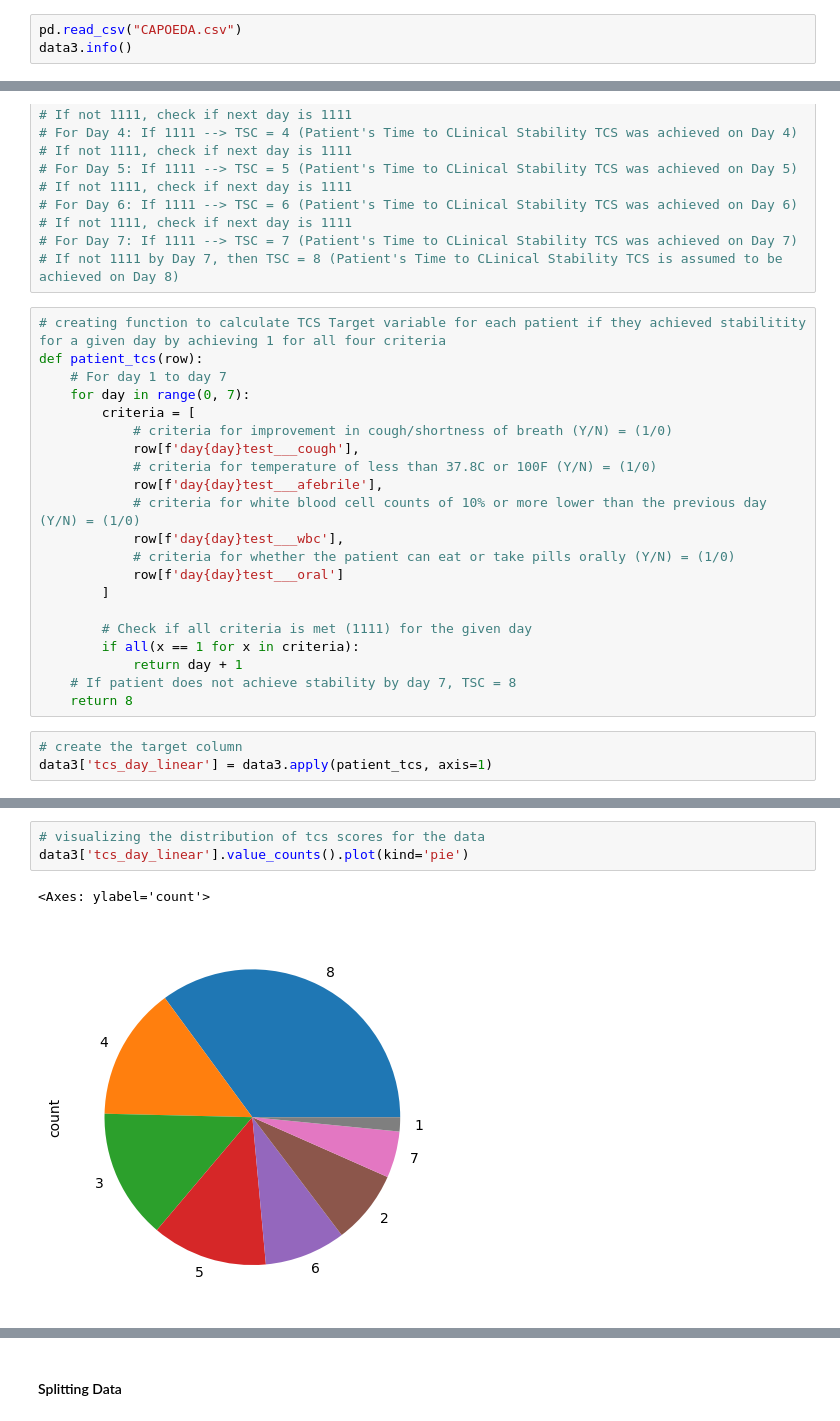
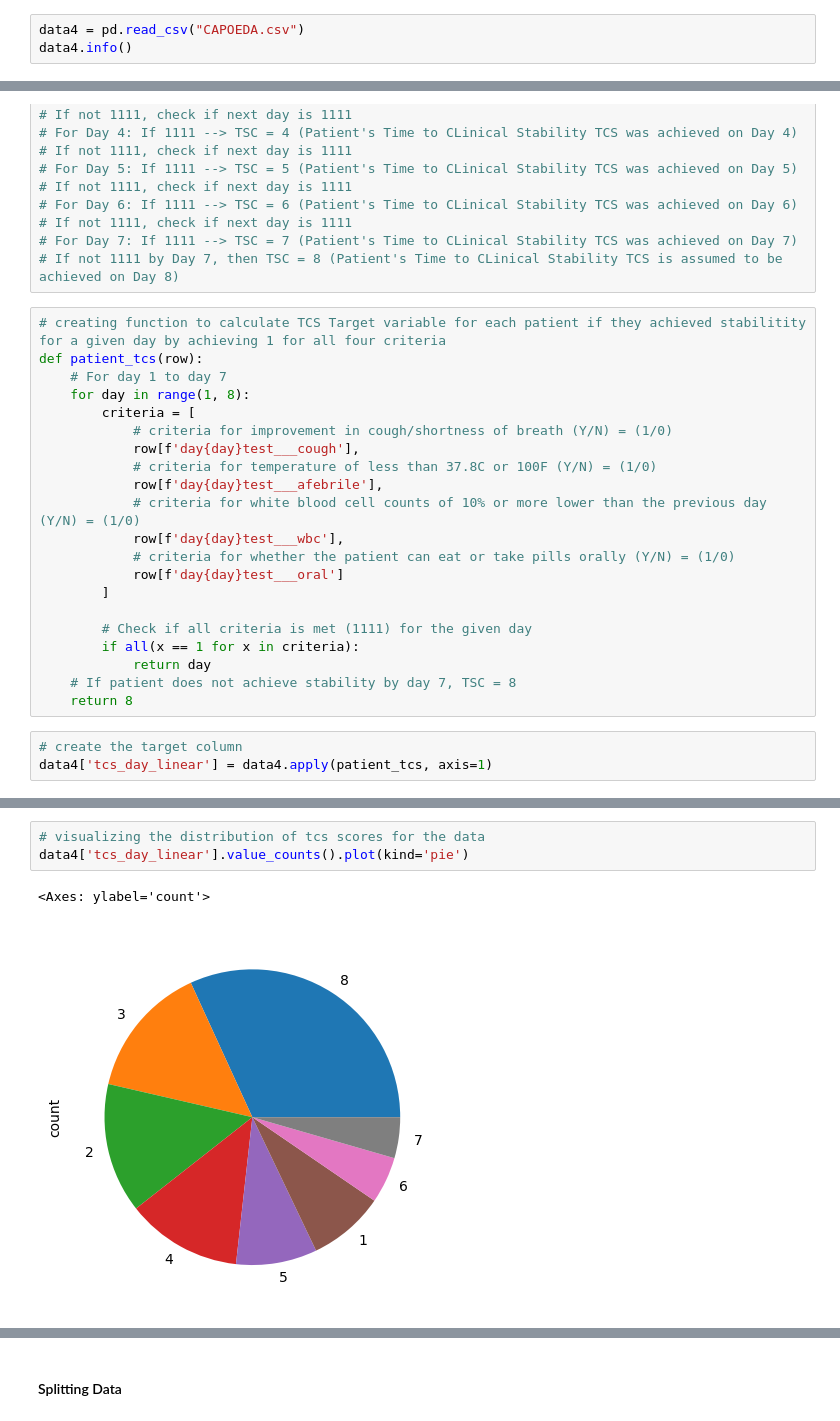
Before and after one commit to Nikola671/DS-450-01_Spring26_Team_Pineapple, a Jupyter notebook: Team Mini Project 2 - CAPO/CapoEDA.ipynb, the cells around one changed output, grey strips where cells are left out. Saved outputs shown, nothing was run; the diff lists cells and outputs as text.

```diff
--- a/Team Mini Project 2 - CAPO/CapoEDA.ipynb
+++ b/Team Mini Project 2 - CAPO/CapoEDA.ipynb
@@ -163,7 +163,7 @@ dtype: int64
 #Run this cell to save the changes made.
 # data3.to_csv("CAPOEDA.csv", index = False)
 # %%
-pd.read_csv("CAPOEDA.csv")
-data3.info()
+data4 = pd.read_csv("CAPOEDA.csv")
+data4.info()
 # %% [output]
 <class 'pandas.core.frame.DataFrame'>
@@ -209,7 +218,7 @@ memory usage: 3.5 MB
 # creating function to calculate TCS Target variable for each patient if they achieved stabilitity for a given day by achieving 1 for all four criteria
 def patient_tcs(row):
     # For day 1 to day 7
-    for day in range(0, 7):
+    for day in range(1, 8):
         criteria = [
             # criteria for improvement in cough/shortness of breath (Y/N) = (1/0)
             row[f'day{day}test___cough'],
@@ -223,11 +232,11 @@ def patient_tcs(row):
 
         # Check if all criteria is met (1111) for the given day
         if all(x == 1 for x in criteria):
-            return day + 1
+            return day
     # If patient does not achieve stability by day 7, TSC = 8
     return 8
 # %%
 # create the target column
-data3['tcs_day_linear'] = data3.apply(patient_tcs, axis=1)
+data4['tcs_day_linear'] = data4.apply(patient_tcs, axis=1)
 # %%
 # viewing the column
@@ -267,8 +276,8 @@ data3.head(10)
 10 rows × 60 columns
 # %%
 # visualizing the distribution of tcs scores for the data
-data3['tcs_day_linear'].value_counts().plot(kind='pie')
+data4['tcs_day_linear'].value_counts().plot(kind='pie')
 # %% [output]
 <Axes: ylabel='count'>
-[figure, old version]
+[figure, new version]
 # %%
```
Also changed, not shown: parts of 26 cells of this notebook.
